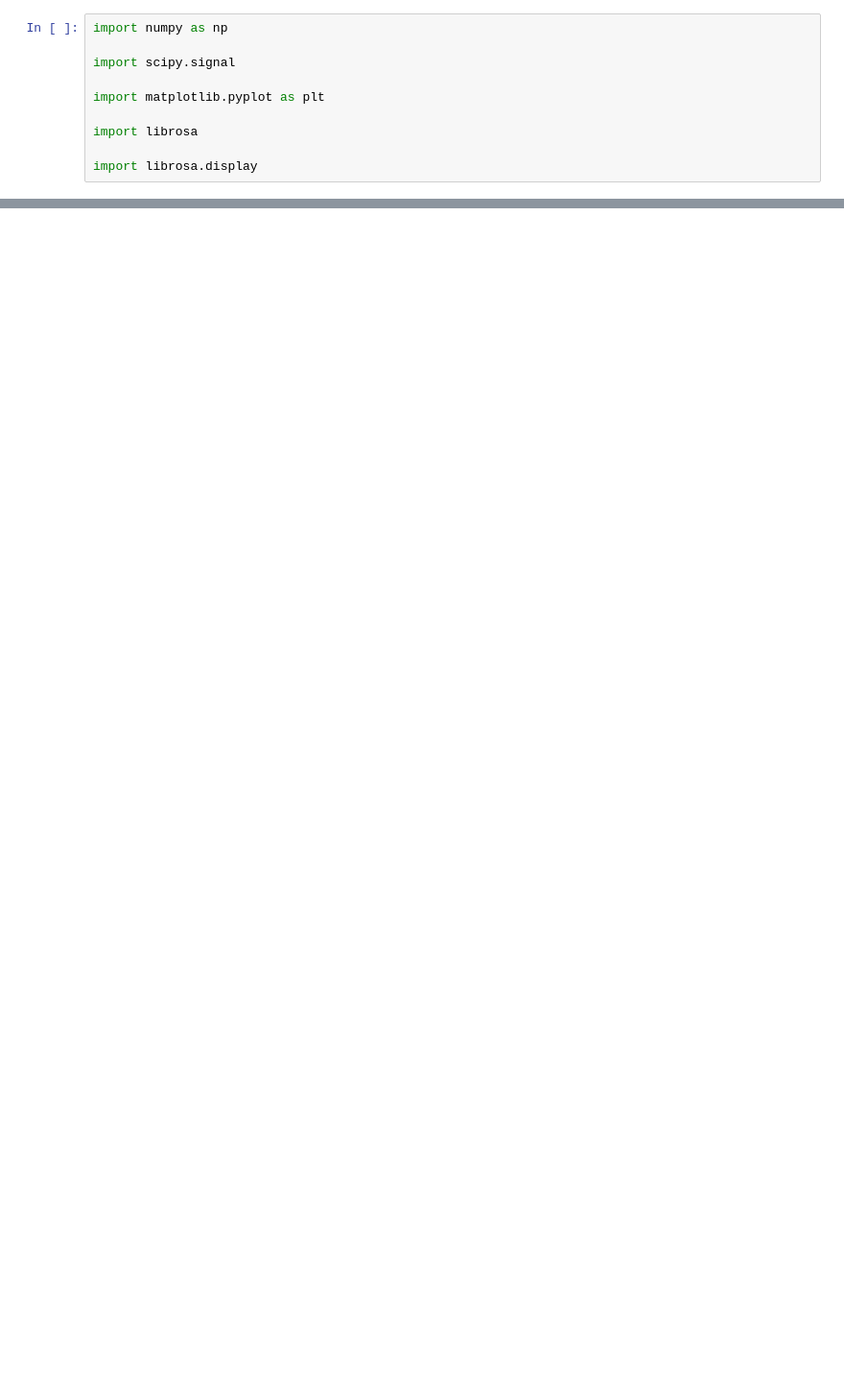
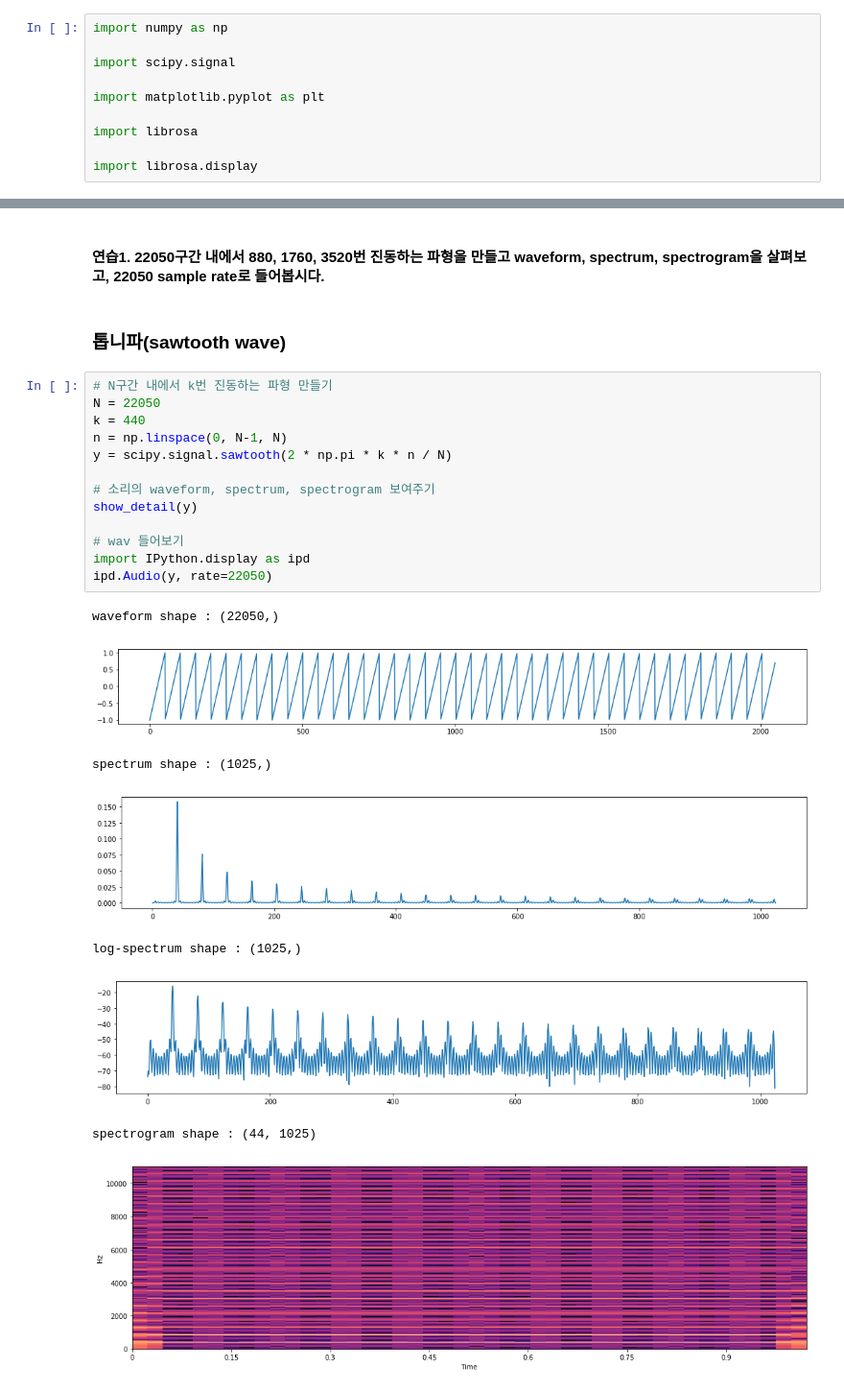
Before and after one commit to scpark20/audio-preprocessing-practice, a Jupyter notebook: synthesis.ipynb, the cells around one changed output, grey strips where cells are left out. Shown at 96% size. Cells and saved outputs as stored; diff of their text form; blank space fills up the shorter version.

```diff
--- a/synthesis.ipynb
+++ b/synthesis.ipynb
@@ -155,0 +77,26 @@ ipd.Audio(y, rate=22050)
+# %% [markdown]
+#### 연습1. 22050구간 내에서 880, 1760, 3520번 진동하는 파형을 만들고 waveform, spectrum, spectrogram을 살펴보고, 22050 sample rate로 들어봅시다.
+# %% [markdown]
+### 톱니파(sawtooth wave)
+# %%
+# N구간 내에서 k번 진동하는 파형 만들기
+N = 22050
+k = 440
+n = np.linspace(0, N-1, N)
+y = scipy.signal.sawtooth(2 * np.pi * k * n / N)
+
+# 소리의 waveform, spectrum, spectrogram 보여주기
+show_detail(y)
+
+# wav 들어보기
+import IPython.display as ipd
+ipd.Audio(y, rate=22050)
+# %% [output]
+waveform shape : (22050,)
+[figure, added]
+spectrum shape : (1025,)
+[figure, added]
+log-spectrum shape : (1025,)
+[figure, added]
+spectrogram shape : (44, 1025)
+[figure, added]
```
Also changed, not shown: parts of 11 cells of this notebook.
